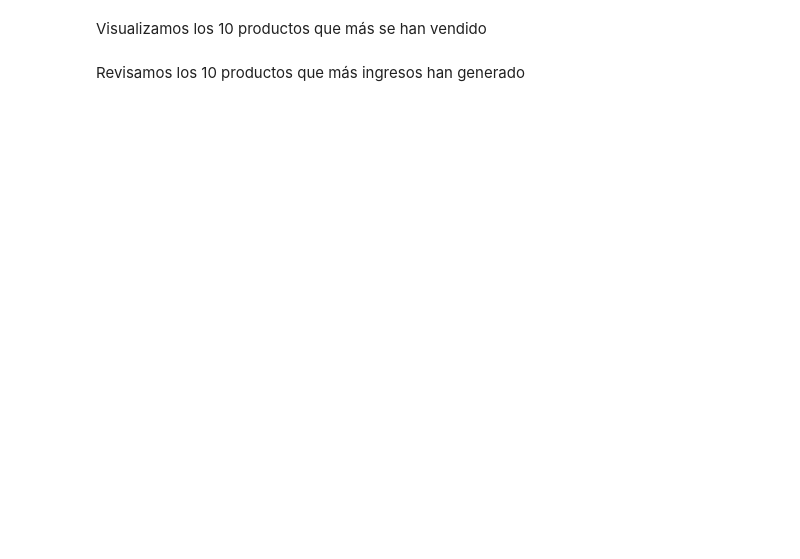
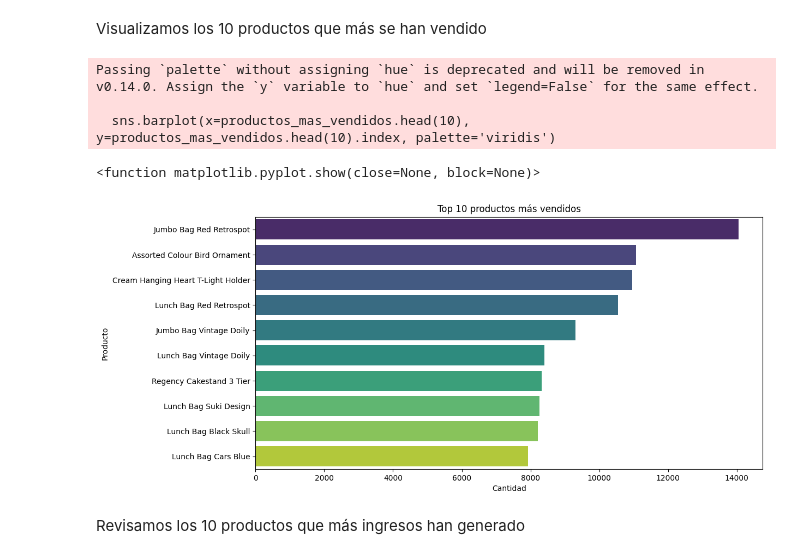
Before and after one commit to AndresJimw/Artificial-Intelligence, a Jupyter notebook: Lab02/Test - Manejo de outliers y operaciones por grupo para transacciones e-commerce.ipynb, the cells around one changed output. Saved outputs shown, nothing was run; the diff lists cells and outputs as text; code cells hidden in the pictures; blank space fills up the shorter version.

```diff
--- a/Lab02/Test - Manejo de outliers y operaciones por grupo para transacciones e-commerce.ipynb
+++ b/Lab02/Test - Manejo de outliers y operaciones por grupo para transacciones e-commerce.ipynb
@@ -110,7 +168,7 @@ Creamos una columna nueva para las ganancias (revenue) por venta
 # %%
 # Usamos el operador '*' para multiplicar las columnas 'Price' y 'Quantity' del DataFrame 'transacciones'
 # Asignamos el resultado de la multiplicación a la columna 'Revenue' del DataFrame 'transacciones'
-transacciones['____'] = transacciones['____'] * transacciones['____']
+transacciones['Revenue'] = transacciones['Price'] * transacciones['Quantity']
 
 # Mostramos las primeras 5 filas del DataFrame 'transacciones' con el método 'head()'
-____.head()
+transacciones.head()
@@ -119,16 +184,16 @@ Revisamos los 10 productos que más se han vendido
 # %%
 # Agrupamos el DataFrame 'transacciones' por la columna 'ProductName'
 # Usamos el método 'groupby()' y pasamos la columna 'ProductName' como argumento
-productos_agrupados = transacciones.____('____')
+productos_agrupados = transacciones.groupby('ProductName')
 
 # Sumamos la columna 'Quantity' de cada grupo
 # Usamos el método 'sum()' para sumar la columna 'Quantity' de cada grupo
-suma_cantidades_por_producto = productos_agrupados['____'].____
+suma_cantidades_por_producto = productos_agrupados['Quantity'].sum()
 
 # Ordenamos los resultados de forma descendente
 # Usamos el método 'sort_values()' con el argumento 'ascending=False'
 # Guardamos el resultado en la variable 'productos_mas_vendidos'
-productos_mas_vendidos = suma_cantidades_por_producto.____(ascending=____)
+productos_mas_vendidos = suma_cantidades_por_producto.sort_values(ascending=False)
 
 # Mostramos los 10 productos que más se han vendido con el método 'head()'
-productos_mas_vendidos.head(____)
+productos_mas_vendidos.head(10)
@@ -137,28 +215,34 @@ Visualizamos los 10 productos que más se han vendido
 # %%
 # Creamos una figura con el método 'figure()' de la librería matplotlib.pyplot con alias 'plt'
 # Definimos el tamaño de la figura con el parámetro 'figsize' y las dimensiones (12, 6)
-____.figure(figsize=(____, ____))
+plt.figure(figsize=(12, 6))
 
 # Usamos el método 'barplot()' de la librería seaborn 'sns' para mostrar solo los 10 productos más vendidos
 # Definimos el eje x con los valores de la columna 'Quantity' de los 'productos_mas_vendidos'
 # Definimos el eje y con los valores de los índices de los 'productos_mas_vendidos'
 # Definimos la paleta de colores con el parámetro 'palette' y el valor 'viridis'
-sns.____(x=____.head(10), y=____.head(10).index, palette='____')
+sns.barplot(x=productos_mas_vendidos.head(10), y=productos_mas_vendidos.head(10).index, palette='viridis')
 
 # Definimos el título de la gráfica con el método 'title()' de la librería matplotlib.pyplot con alias 'plt'
 # Definimos el título 'Top 10 Productos más Vendidos'
-plt.title('____')
+plt.title('Top 10 productos más vendidos')
 
 # Definimos la etiqueta del eje x con el método 'xlabel()' de la librería matplotlib.pyplot con alias 'plt'
 # Definimos el título de la etiqueta del eje x como 'Cantidad'
-plt.____('Cantidad')
+plt.xlabel('Cantidad')
 
 # Definimos la etiqueta del eje y con el método 'ylabel()' de la librería matplotlib.pyplot con alias 'plt'
 # Definimos el título de la etiqueta del eje y como 'Producto'
-plt.ylabel('____')
+plt.ylabel('Producto')
 
 # Mostramos la gráfica con el método 'show()' de la librería matplotlib.pyplot con alias 'plt'
-plt.____
+plt.show
+# %% [output]
+Passing `palette` without assigning `hue` is deprecated and will be removed in v0.14.0. Assign the `y` variable to `hue` and set `legend=False` for the same effect.
+
+  sns.barplot(x=productos_mas_vendidos.head(10), y=productos_mas_vendidos.head(10).index, palette='viridis')
+<function matplotlib.pyplot.show(close=None, block=None)>
+[figure, added]
 # %% [markdown]
 Revisamos los 10 productos que más ingresos han generado
 # %%
```
Also changed, not shown: parts of 18 cells of this notebook, 1 other file.
